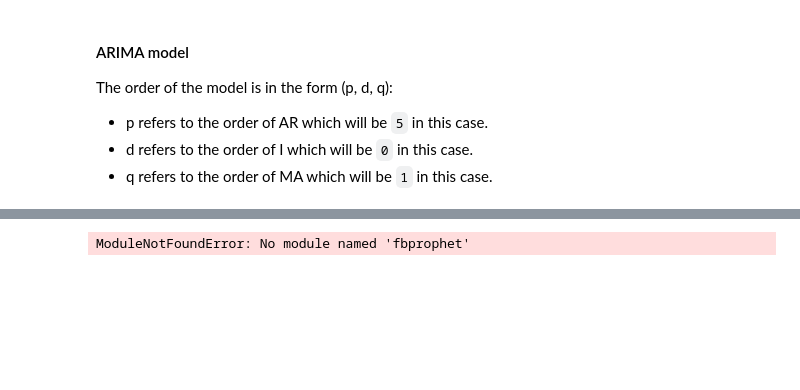
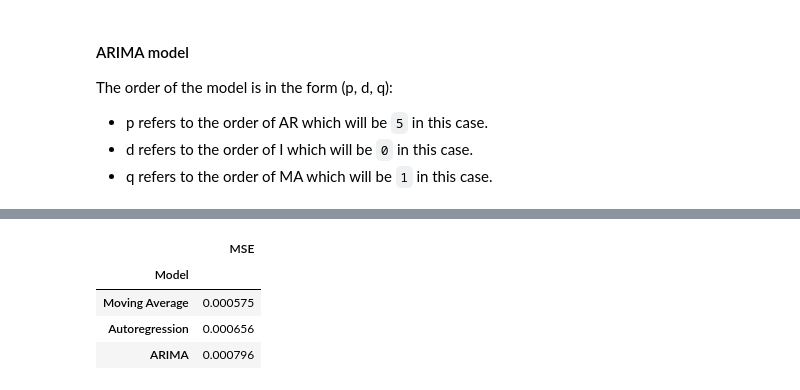
Before and after one commit to sophia14324/Phase-4-Project, a Jupyter notebook: starter_notebook.ipynb, the cells around one changed output, grey strips where cells are left out. Cells and saved outputs as stored; diff of their text form; code cells hidden in the pictures; blank space fills up the shorter version.

```diff
--- a/starter_notebook.ipynb
+++ b/starter_notebook.ipynb
@@ -333,10 +465,7 @@ We have used the first 25 years as the training dataset and the last 7 years as
 # %%
-# ar_values = logdf_decompose.values
-# train = ar_values[1:len(ar_values)-82]
-# test = ar_values[len(ar_values)-83:]
+split_values = logdf_decompose.values
+train = split_values[1:len(split_values)-10]
+test = split_values[len(split_values)-10:]
-# %%
-train = logdf_decompose[:-82]
-test = logdf_decompose[-82:]
 # %% [markdown]
 #### `Auto regressive model`
 An autoregressive (AR) model is when a value from a time series is regressed on previous values from the same time series.
@@ -437,18 +608,23 @@ ts.head()
-# %%
-from fbprophet import Prophet
-
-# instantiate the model and fit the timeseries
-prophet = Prophet()
-prophet.fit(ts)
-
-# create a future data frame
-future = prophet.make_future_dataframe(periods=24)
-forecast = prophet.predict(future)
-
-# display the most critical output columns from the forecast
-forecast[['ds','yhat','yhat_lower','yhat_upper']].head()
-
-# plot
-fig = prophet.plot(forecast)
-# %% [output]
-ModuleNotFoundError: No module named 'fbprophet'
+# %%
+errors = pd.DataFrame()
+errors["Model"] = ["Autoregression", "Moving Average", "ARIMA"]
+errors["MSE"] = [ar_score,ma_score, arima_score]
+errors = errors.sort_values("MSE", ascending = True, ignore_index = True)
+errors.index = errors.Model
+del errors["Model"]
+
+def coloring_bg(s, min_, max_, cmap='Reds', low=0, high=0):
+    color_range = max_ - min_
+    norm = colors.Normalize(min_ - (color_range * low), max_ + (color_range * high))
+    normed = norm(s.values)
+    c = [colors.rgb2hex(x) for x in plt.cm.get_cmap(cmap)(normed)]
+    return ['background-color: %s' % color for color in c]
+
+errors.style.apply(coloring_bg,min_ =errors.min().min(),
+               max_ = errors.max().max(), low = 0.1, high = 0.85)
+# %% [output]
+|  | MSE |
+| Model |  |
+| Moving Average | 0.000575 |
+| Autoregression | 0.000656 |
+| ARIMA | 0.000796 |
```
Also changed, not shown: parts of 33 cells of this notebook.
